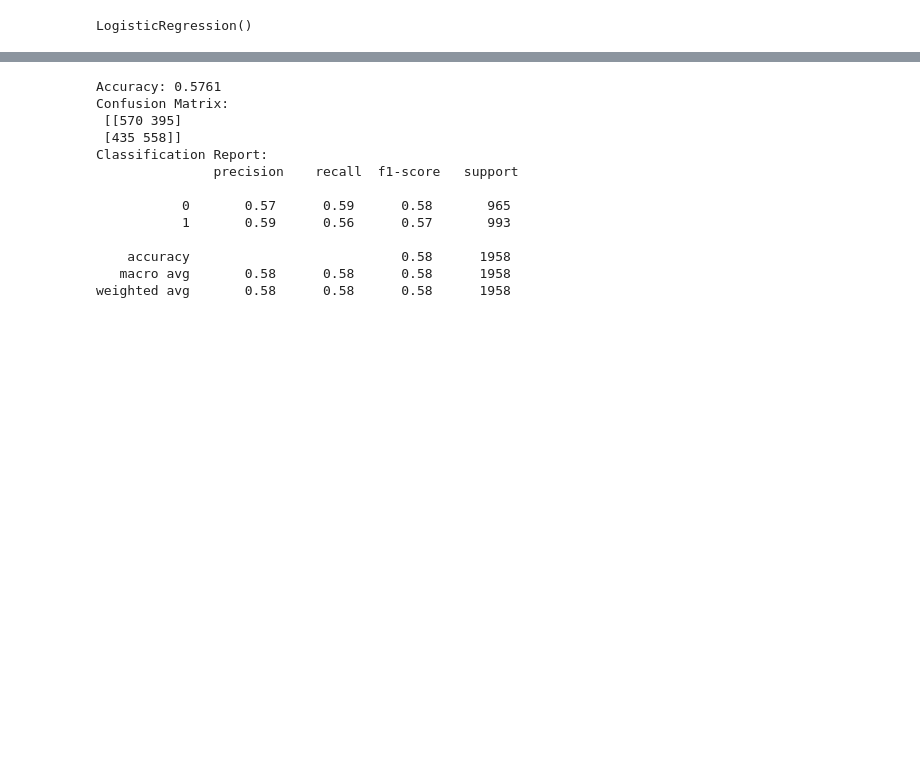
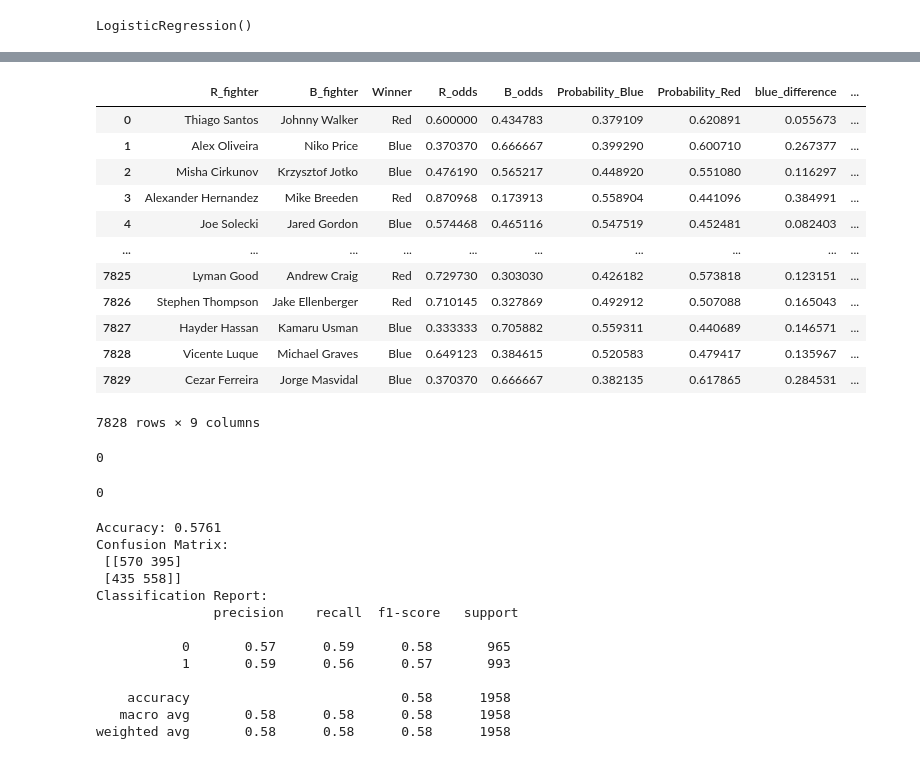
Before and after one commit to FlawlessAfro/ML_fight_prediction, a Jupyter notebook: ML Model Testing/logisticmodel.ipynb, the cells around one changed output, grey strips where cells are left out. Saved outputs shown, nothing was run; the diff lists cells and outputs as text; code cells hidden in the pictures; blank space fills up the shorter version.

```diff
--- a/ML Model Testing/logisticmodel.ipynb
+++ b/ML Model Testing/logisticmodel.ipynb
@@ -100,0 +101,5 @@ array([[40.99033347, 59.00966653],
+# %%
+y_pred_proba_df = pd.DataFrame(y_pred_percent, columns=['Probability_Blue', 'Probability_Red'])
+# %%
+y_encoded_df = y_encoded.to_frame()
+result_df = pd.concat([df, y_pred_proba_df], axis=1)
@@ -101,3 +116,33 @@ array([[40.99033347, 59.00966653],
+# %%
+result_df=result_df[['R_fighter', 'B_fighter', 'Winner', 'R_odds', 'B_odds', 'Probability_Blue', 'Probability_Red']].copy()
+# %%
+result_df['blue_difference'] = (result_df['B_odds'] - result_df['Probability_Blue']).abs()
+result_df['red_difference'] = (result_df['R_odds'] - result_df['Probability_Red']).abs()
+result_df=result_df.dropna()
+# %%
+result_df
+# %% [output]
+|  | R_fighter | B_fighter | Winner | R_odds | B_odds | Probability_Blue | Probability_Red | blue_difference | ... |
+| 0 | Thiago Santos | Johnny Walker | Red | 0.600000 | 0.434783 | 0.379109 | 0.620891 | 0.055673 | ... |
+| 1 | Alex Oliveira | Niko Price | Blue | 0.370370 | 0.666667 | 0.399290 | 0.600710 | 0.267377 | ... |
+| 2 | Misha Cirkunov | Krzysztof Jotko | Blue | 0.476190 | 0.565217 | 0.448920 | 0.551080 | 0.116297 | ... |
+| 3 | Alexander Hernandez | Mike Breeden | Red | 0.870968 | 0.173913 | 0.558904 | 0.441096 | 0.384991 | ... |
+| 4 | Joe Solecki | Jared Gordon | Blue | 0.574468 | 0.465116 | 0.547519 | 0.452481 | 0.082403 | ... |
+| ... | ... | ... | ... | ... | ... | ... | ... | ... | ... |
+| 7825 | Lyman Good | Andrew Craig | Red | 0.729730 | 0.303030 | 0.426182 | 0.573818 | 0.123151 | ... |
+| 7826 | Stephen Thompson | Jake Ellenberger | Red | 0.710145 | 0.327869 | 0.492912 | 0.507088 | 0.165043 | ... |
+| 7827 | Hayder Hassan | Kamaru Usman | Blue | 0.333333 | 0.705882 | 0.559311 | 0.440689 | 0.146571 | ... |
+| 7828 | Vicente Luque | Michael Graves | Blue | 0.649123 | 0.384615 | 0.520583 | 0.479417 | 0.135967 | ... |
+| 7829 | Cezar Ferreira | Jorge Masvidal | Blue | 0.370370 | 0.666667 | 0.382135 | 0.617865 | 0.284531 | ... |
+7828 rows × 9 columns
+# %%
+result_df['Probability_Blue'].isna().sum()
+# %% [output]
+0
+# %%
+y_pred_proba_df['Probability_Blue'].isna().sum()
+# %% [output]
+0
 # %%
 y_pred_train = model_lin.predict(X_train_scaled)
 y_pred_test = model_lin.predict(X_test_scaled)
```
Also changed, not shown: parts of 3 cells of this notebook.
